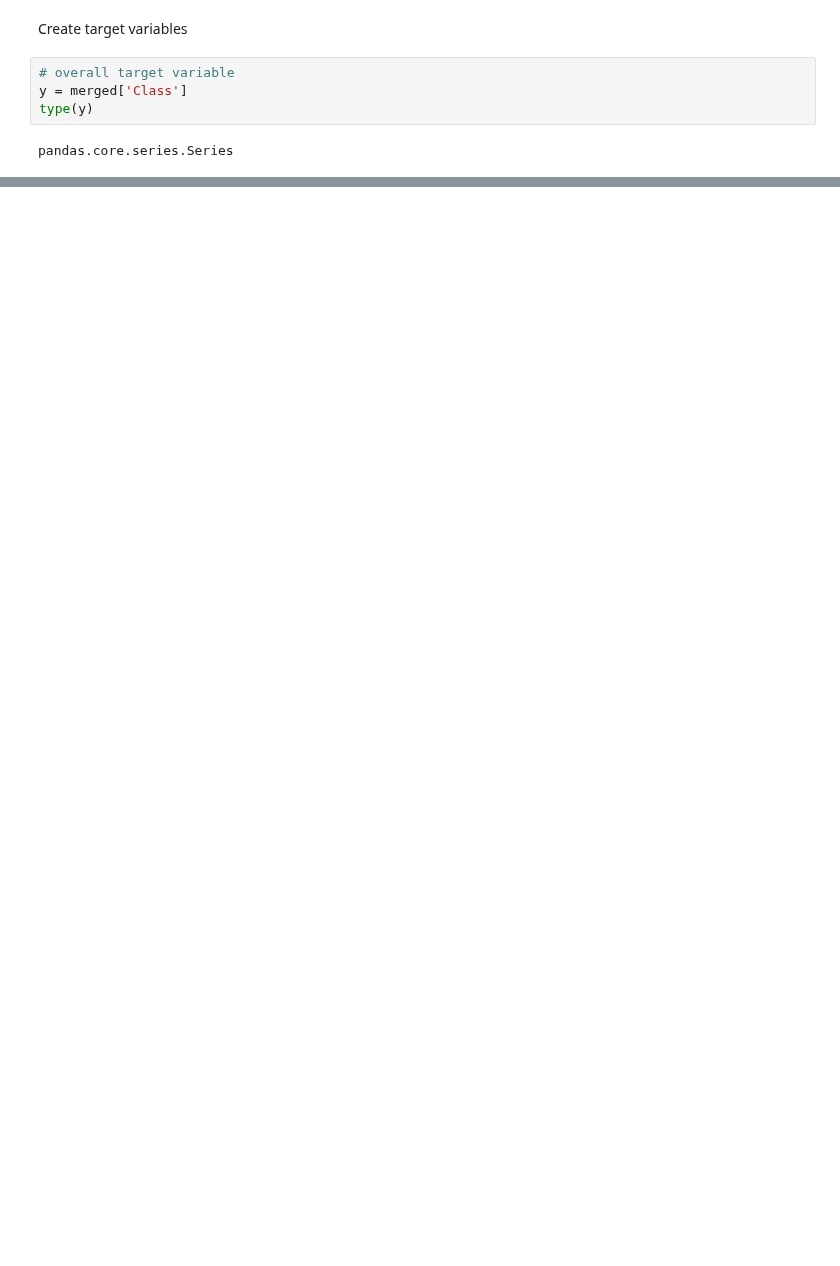
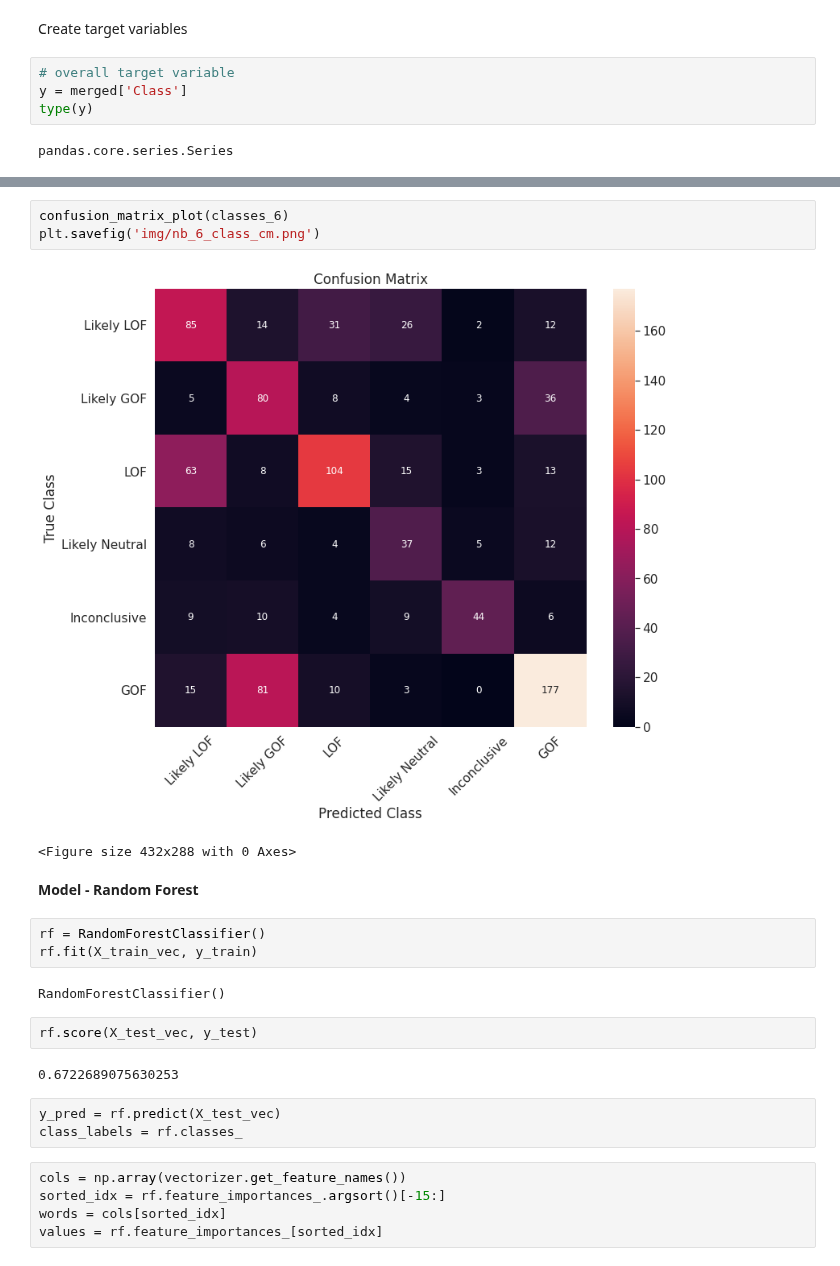
Before and after one commit to Shredder42/mutations, a Jupyter notebook: analysis.ipynb, the cells around one changed output, grey strips where cells are left out. Drawn from its saved outputs; the diff is of its cells as text; blank space fills up the shorter version.

```diff
--- a/analysis.ipynb
+++ b/analysis.ipynb
@@ -261,0 +368,25 @@ KeyError: 'Class_1'
+# %%
+confusion_matrix_plot(classes_6)
+plt.savefig('img/nb_6_class_cm.png')
+# %% [output]
+[figure, added]
+<Figure size 432x288 with 0 Axes>
+# %% [markdown]
+**Model - Random Forest**
+# %%
+rf = RandomForestClassifier()
+rf.fit(X_train_vec, y_train)
+# %% [output]
+RandomForestClassifier()
+# %%
+rf.score(X_test_vec, y_test)
+# %% [output]
+0.6722689075630253
+# %%
+y_pred = rf.predict(X_test_vec)
+class_labels = rf.classes_
+# %%
+cols = np.array(vectorizer.get_feature_names())
+sorted_idx = rf.feature_importances_.argsort()[-15:]
+words = cols[sorted_idx]
+values = rf.feature_importances_[sorted_idx]
```
Also changed, not shown: parts of 77 cells of this notebook, 7 other files.
